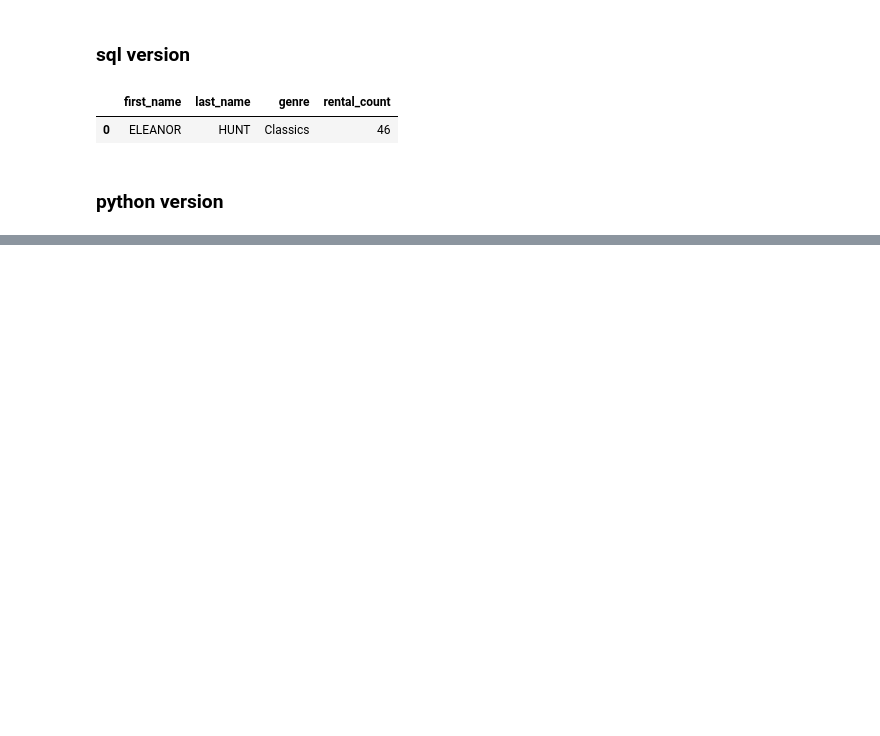
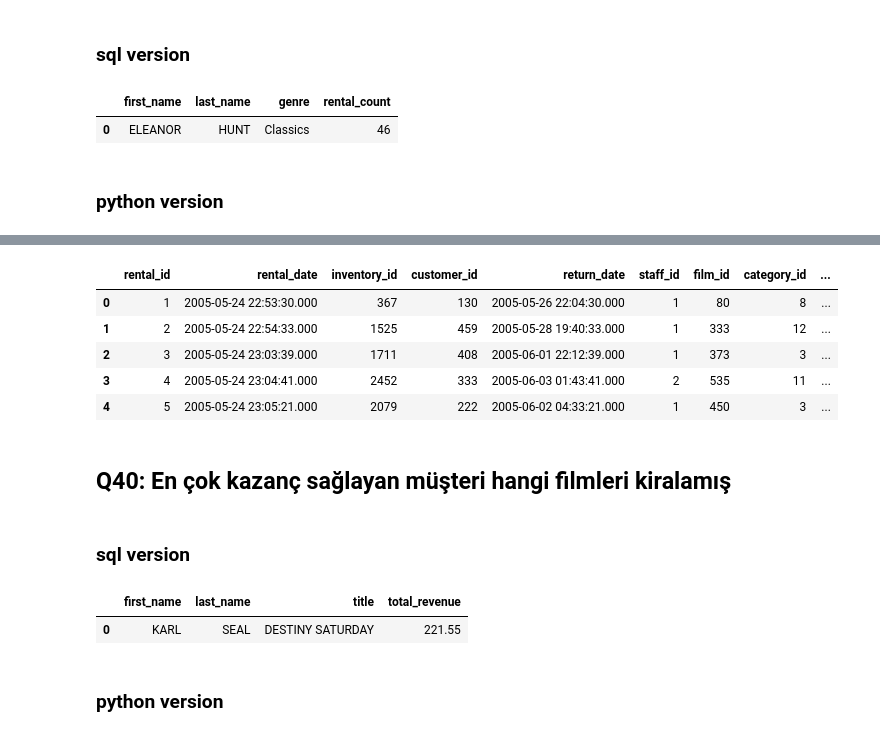
Before and after one commit to cenkerarin/lotus-practice, a Jupyter notebook: practice.ipynb, the cells around one changed output, grey strips where cells are left out. Saved outputs shown, nothing was run; the diff lists cells and outputs as text; code cells hidden in the pictures; blank space fills up the shorter version.

```diff
--- a/practice.ipynb
+++ b/practice.ipynb
@@ -2017,0 +1969,19 @@ df.head()
+# %%
+
+rental_with_inventory = rental_df.merge(inventory_df[['inventory_id', 'film_id']], on='inventory_id', how='left')
+rental_with_film_category = rental_with_inventory.merge(film_category_df[['film_id', 'category_id']], on='film_id', how='left')
+rental_with_genre = rental_with_film_category.merge(category_df[['category_id', 'name']], on='category_id', how='left')
+
+customer_genre_rental_counts = rental_with_genre.groupby(['customer_id', 'name']).size().reset_index(name='rental_count')
+
+customer_total_rental_counts = rental_df.groupby('customer_id').size().reset_index(name='total_rental_count')
+
+# Merge with customer info for names
+customer_genre_rental_counts = customer_genre_rental_counts.merge(customer_df[['customer_id', 'first_name', 'last_name']], on='customer_id', how='left')
+customer_genre_rental_counts = customer_genre_rental_counts.merge(customer_total_rental_counts, on='customer_id', how='left')
+
+# Sort by total rental count descending, then by rental_count per genre
+top_customers_with_genre = customer_genre_rental_counts.sort_values(by=['total_rental_count', 'rental_count'], ascending=[False, False])
+
+# Show top 5 customers with most rentals, including their top genre(s)
+top_customers_with_genre[['first_name', 'last_name', 'name', 'rental_count', 'total_rental_count']].head()
@@ -2017,0 +1995,39 @@ df.head()
+# %%
+rental_with_genre.head()
+# %% [output]
+|  | rental_id | rental_date | inventory_id | customer_id | return_date | staff_id | film_id | category_id | ... |
+| 0 | 1 | 2005-05-24 22:53:30.000 | 367 | 130 | 2005-05-26 22:04:30.000 | 1 | 80 | 8 | ... |
+| 1 | 2 | 2005-05-24 22:54:33.000 | 1525 | 459 | 2005-05-28 19:40:33.000 | 1 | 333 | 12 | ... |
+| 2 | 3 | 2005-05-24 23:03:39.000 | 1711 | 408 | 2005-06-01 22:12:39.000 | 1 | 373 | 3 | ... |
+| 3 | 4 | 2005-05-24 23:04:41.000 | 2452 | 333 | 2005-06-03 01:43:41.000 | 2 | 535 | 11 | ... |
+| 4 | 5 | 2005-05-24 23:05:21.000 | 2079 | 222 | 2005-06-02 04:33:21.000 | 1 | 450 | 3 | ... |
+# %% [markdown]
+## Q40: En çok kazanç sağlayan müşteri hangi filmleri kiralamış
+# %% [markdown]
+### sql version
+# %%
+query = """
+SELECT customer.first_name, customer.last_name, film.title, SUM(payment.amount) AS total_revenue
+FROM customer
+JOIN rental ON customer.customer_id = rental.customer_id
+JOIN inventory ON rental.inventory_id = inventory.inventory_id
+JOIN film ON inventory.film_id = film.film_id
+JOIN payment ON rental.rental_id = payment.rental_id
+WHERE customer.customer_id = (
+    SELECT customer.customer_id
+    FROM customer
+    JOIN rental ON customer.customer_id = rental.customer_id
+    JOIN payment ON rental.rental_id = payment.rental_id
+    GROUP BY customer.customer_id
+    ORDER BY SUM(payment.amount) DESC
+    LIMIT 1
+)
+GROUP BY customer.first_name, customer.last_name;
+"""
+df = pd.read_sql_query(query, conn)
+df.head()
+# %% [output]
+|  | first_name | last_name | title | total_revenue |
+| 0 | KARL | SEAL | DESTINY SATURDAY | 221.55 |
+# %% [markdown]
+### python version
```
Also changed, not shown: parts of 73 cells of this notebook.
